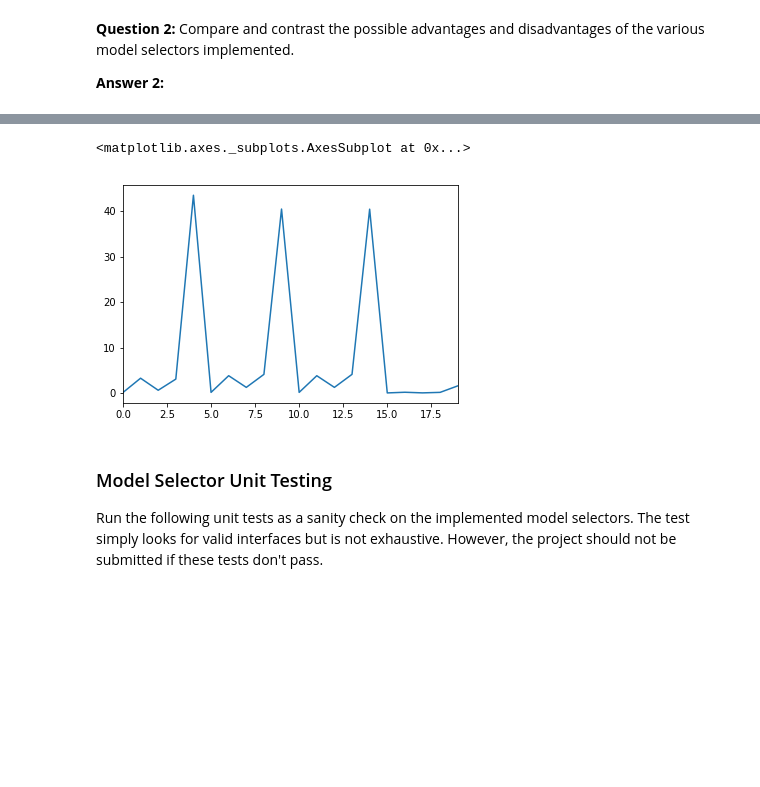
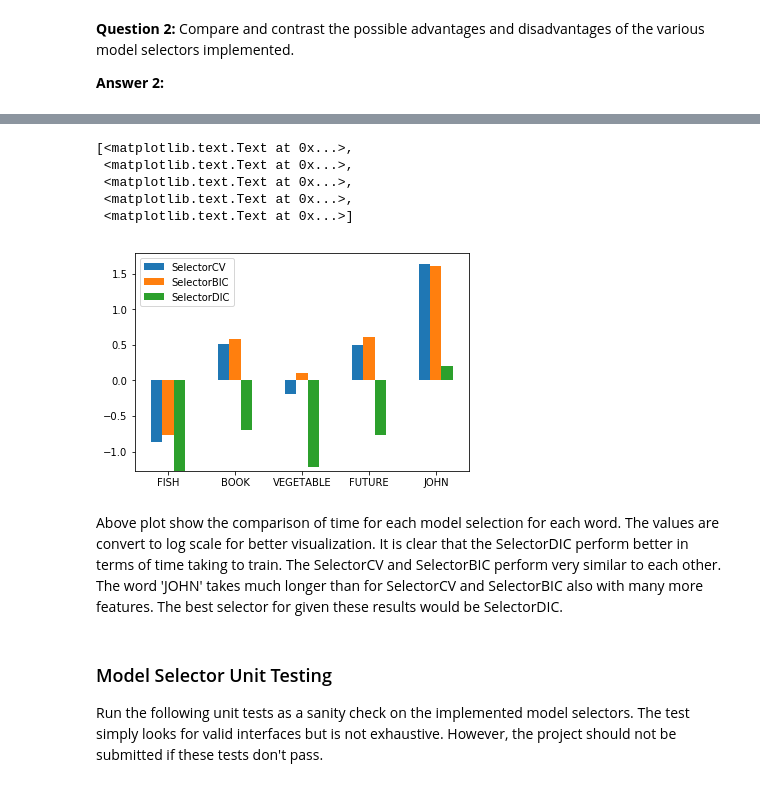
Before and after one commit to ppeiris/AIND-Recognizer, a Jupyter notebook: asl_recognizer.ipynb, the cells around one changed output, grey strips where cells are left out. Drawn from its saved outputs; the diff is of its cells as text; code cells hidden in the pictures; blank space fills up the shorter version.

```diff
--- a/asl_recognizer.ipynb
+++ b/asl_recognizer.ipynb
@@ -507,6 +507,7 @@ import my_model_selectors
 reload(my_model_selectors)
 
 resultsDf = pd.DataFrame(columns=['selector', 'word', 'states', 'time'])
+resultsDf = resultsDf[resultsDf.selector != 'SelectorCV']
 
 if not training: # training takes sometimes and its not ideal when developing and testing
     training = asl.build_training(features_ground)  # Experiment here with different feature sets defined in part 1
@@ -536,10 +537,13 @@ from importlib import reload
 import my_model_selectors
 reload(my_model_selectors)
 
+resultsDf = resultsDf[resultsDf.selector != 'SelectorBIC']
+
 if not training:
     training = asl.build_training(features_ground)  # Experiment here with different feature sets defined in part 1
     sequences = training.get_all_sequences()
     Xlengths = training.get_all_Xlengths()
+
 for word in words_to_train:
     start = timeit.default_timer()
     model = SelectorBIC(sequences, Xlengths, word,
@@ -564,6 +568,7 @@ from importlib import reload
 import my_model_selectors
 reload(my_model_selectors)
 
+resultsDf = resultsDf[resultsDf.selector != 'SelectorDIC']
 
 if not training:
     training = asl.build_training(features_ground)  # Experiment here with different feature sets defined in part 1
@@ -613,8 +598,19 @@ resultsDf
-# %%
-resultsDf['time'].plot()
-# %% [output]
-<matplotlib.axes._subplots.AxesSubplot at 0x...>
-[figure, removed]
+# %%
+tmp = pd.DataFrame()
+tmp['SelectorCV'] = np.log10(list(resultsDf[resultsDf.selector == 'SelectorCV']['time']))
+tmp['SelectorBIC'] = np.log10(list(resultsDf[resultsDf.selector == 'SelectorBIC']['time']))
+tmp['SelectorDIC'] = np.log10(list(resultsDf[resultsDf.selector == 'SelectorDIC']['time']))
+ax = tmp.plot.bar(xticks=tmp.index, rot=0)
+ax.set_xticklabels(resultsDf[resultsDf.selector == 'SelectorCV']['word'])
+# %% [output]
+[<matplotlib.text.Text at 0x...>,
+ <matplotlib.text.Text at 0x...>,
+ <matplotlib.text.Text at 0x...>,
+ <matplotlib.text.Text at 0x...>,
+ <matplotlib.text.Text at 0x...>]
+[figure, added]
+# %% [markdown]
+Above plot show the comparison of time for each model selection for each word. The values are convert to log scale for better visualization. It is clear that the SelectorDIC perform better in terms of time taking to train. The SelectorCV and SelectorBIC perform very similar to each other. The word 'JOHN' takes much longer than for SelectorCV and SelectorBIC also with many more features. The best selector for given these results would be SelectorDIC.
 # %% [markdown]
 <a id='part2_test'></a>
 ### Model Selector Unit Testing
```
Also changed, not shown: parts of 5 cells of this notebook.
